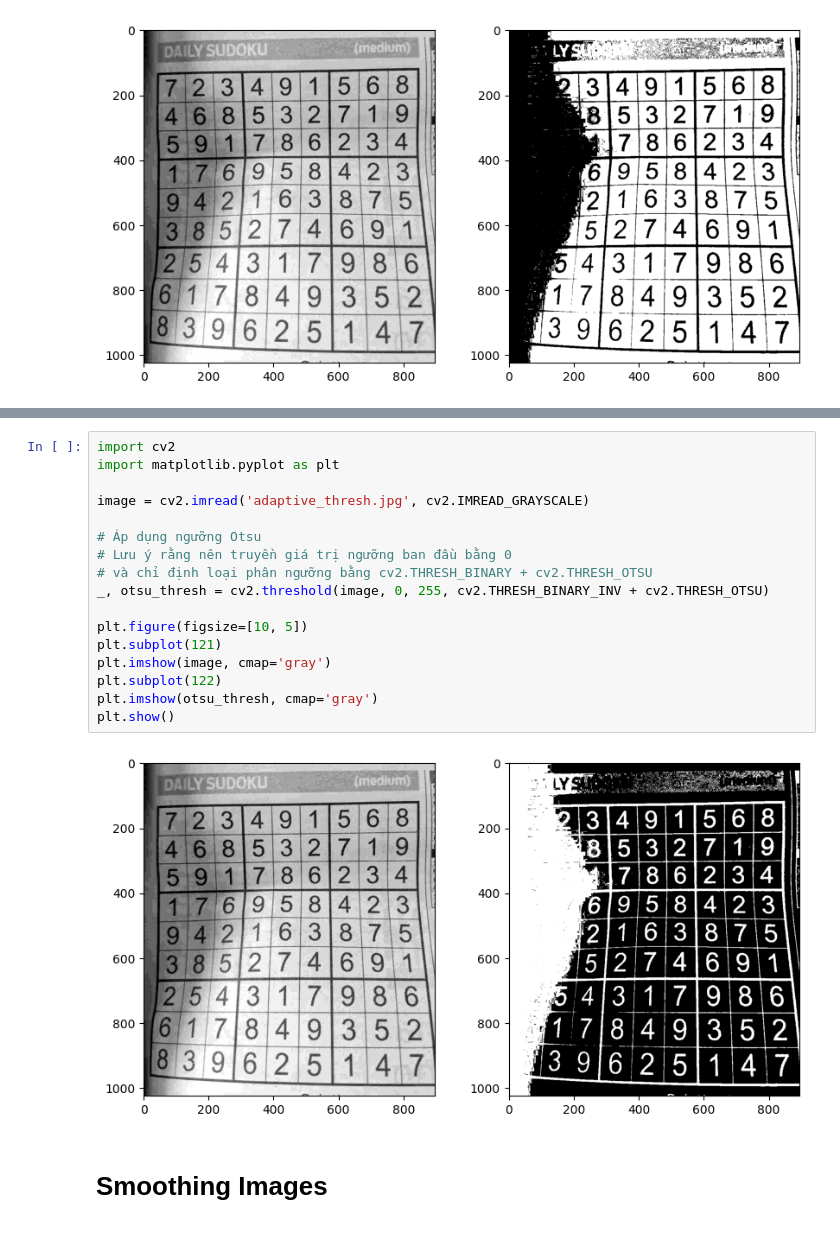
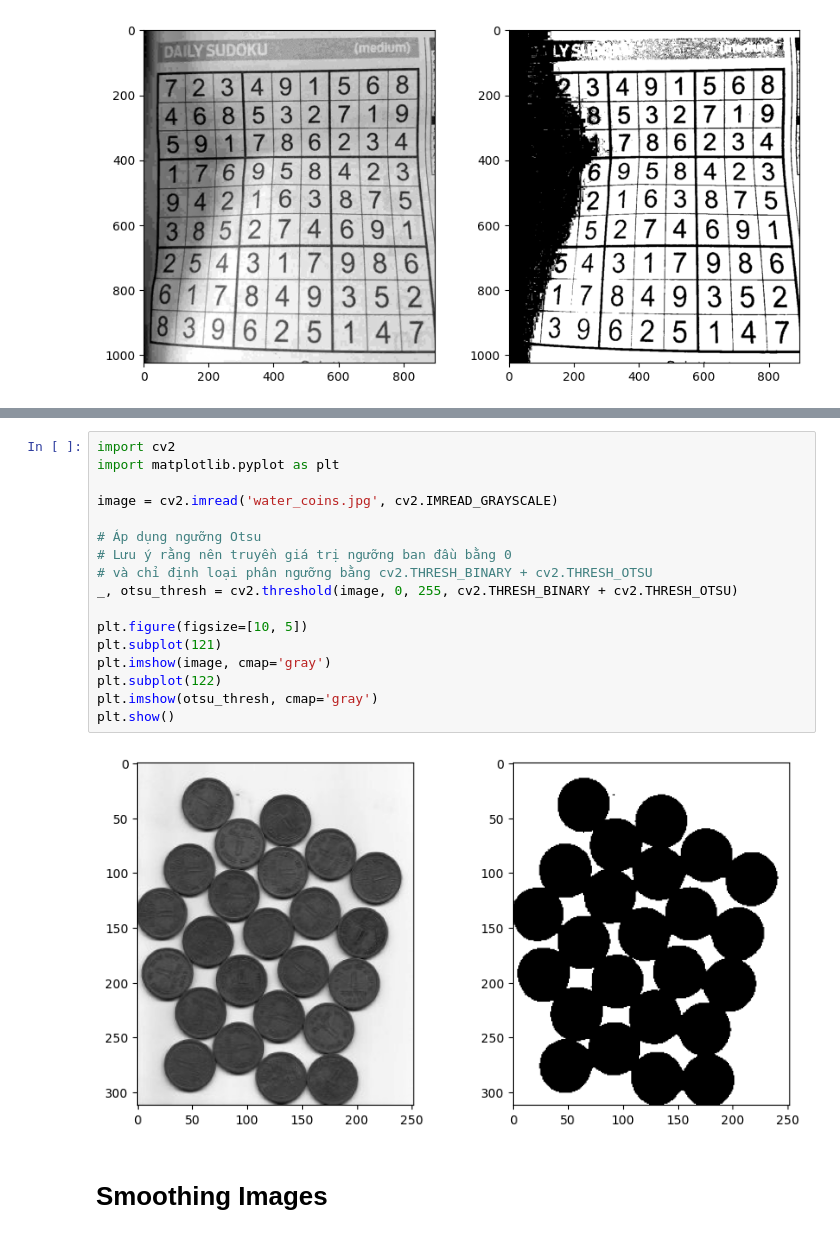
Before and after one commit to pduy395/intern, a Jupyter notebook: Image Processing in OpenCV/Image Processing in OpenCV.ipynb, the cells around one changed output, grey strips where cells are left out. Saved outputs shown, nothing was run; the diff lists cells and outputs as text.

```diff
--- a/Image Processing in OpenCV/Image Processing in OpenCV.ipynb
+++ b/Image Processing in OpenCV/Image Processing in OpenCV.ipynb
@@ -267,22 +296,22 @@ plt.show()
 # %%
 import cv2
 import matplotlib.pyplot as plt
 
-image = cv2.imread('adaptive_thresh.jpg', cv2.IMREAD_GRAYSCALE)
+image = cv2.imread('water_coins.jpg', cv2.IMREAD_GRAYSCALE)
 
 # Áp dụng ngưỡng Otsu
 # Lưu ý rằng nên truyền giá trị ngưỡng ban đầu bằng 0
 # và chỉ định loại phân ngưỡng bằng cv2.THRESH_BINARY + cv2.THRESH_OTSU
-_, otsu_thresh = cv2.threshold(image, 0, 255, cv2.THRESH_BINARY_INV + cv2.THRESH_OTSU)
+_, otsu_thresh = cv2.threshold(image, 0, 255, cv2.THRESH_BINARY + cv2.THRESH_OTSU)
 
 plt.figure(figsize=[10, 5])
 plt.subplot(121)
 plt.imshow(image, cmap='gray')
 plt.subplot(122)
 plt.imshow(otsu_thresh, cmap='gray')
 plt.show()
 # %% [output]
-[figure, old version]
+[figure, new version]
 # %% [markdown]
 # Smoothing Images
 # %% [markdown]
```
Also changed, not shown: parts of 29 cells of this notebook, 6 other files.
